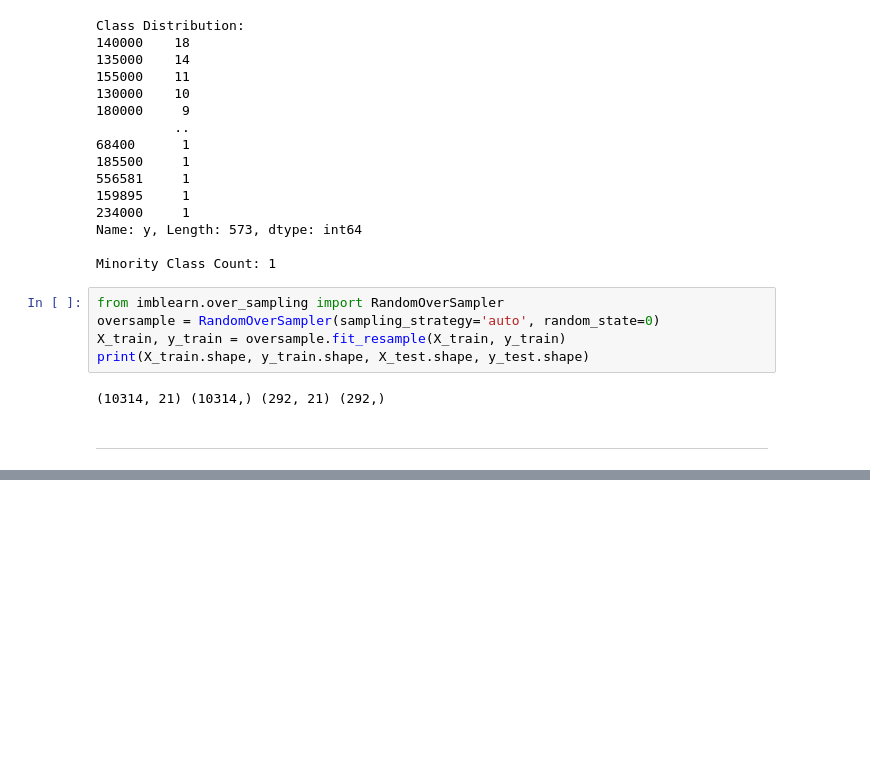
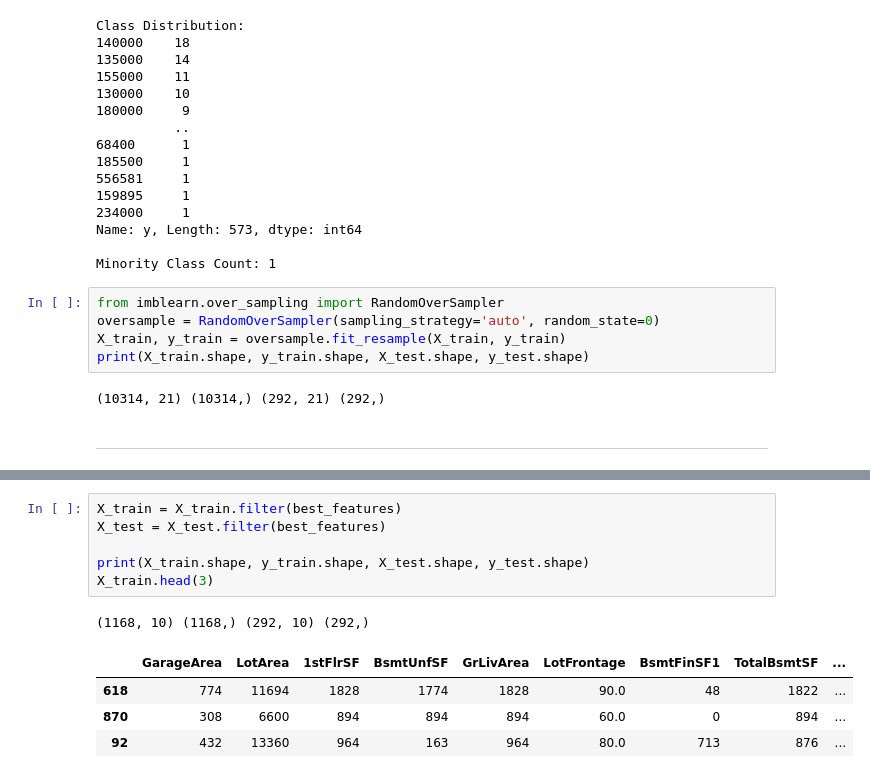
Before and after one commit to simonepietraroia/House-Sales, a Jupyter notebook: jupyter_notebooks/5 - Model and Evaluation.ipynb, the cells around one changed output, grey strips where cells are left out. Saved outputs shown, nothing was run; the diff lists cells and outputs as text; blank space fills up the shorter version.

```diff
--- a/jupyter_notebooks/5 - Model and Evaluation.ipynb
+++ b/jupyter_notebooks/5 - Model and Evaluation.ipynb
@@ -292,0 +472,12 @@ grid_search_summary
+# %%
+X_train = X_train.filter(best_features)
+X_test = X_test.filter(best_features)
+
+print(X_train.shape, y_train.shape, X_test.shape, y_test.shape)
+X_train.head(3)
+# %% [output]
+(1168, 10) (1168,) (292, 10) (292,)
+|  | GarageArea | LotArea | 1stFlrSF | BsmtUnfSF | GrLivArea | LotFrontage | BsmtFinSF1 | TotalBsmtSF | ... |
+| 618 | 774 | 11694 | 1828 | 1774 | 1828 | 90.0 | 48 | 1822 | ... |
+| 870 | 308 | 6600 | 894 | 894 | 894 | 60.0 | 0 | 894 | ... |
+| 92 | 432 | 13360 | 964 | 163 | 964 | 80.0 | 713 | 876 | ... |
```
Also changed, not shown: parts of 32 cells of this notebook, 1 other file.
